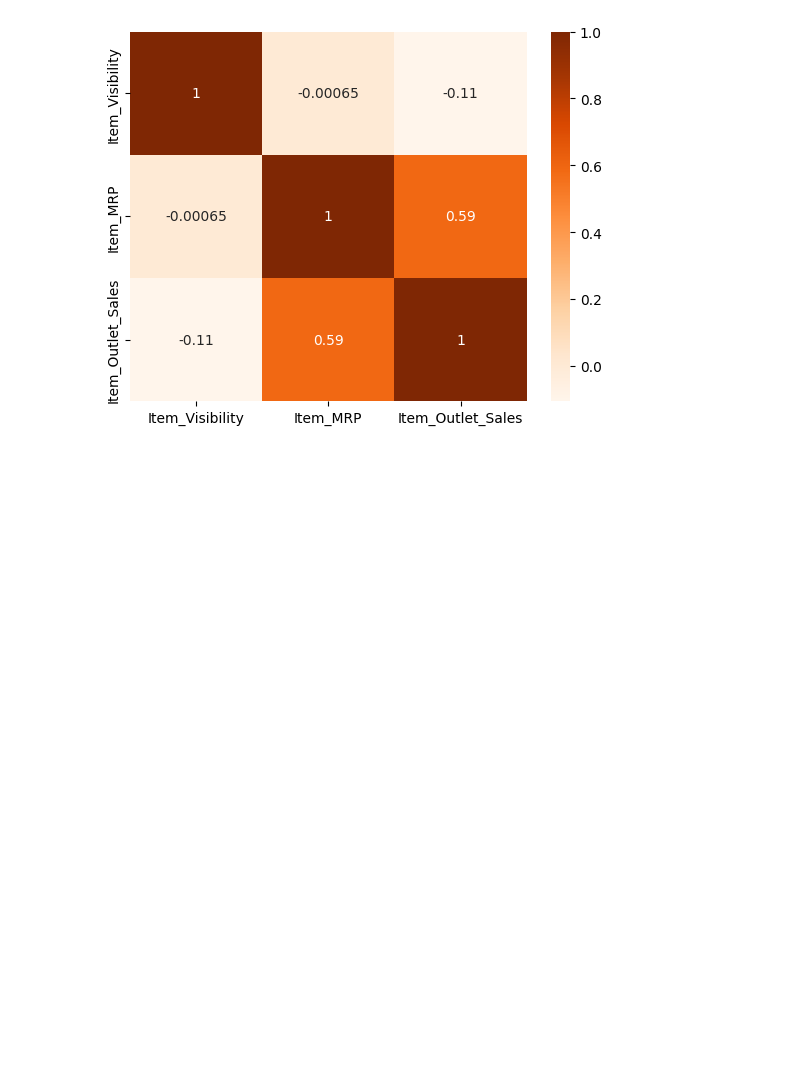
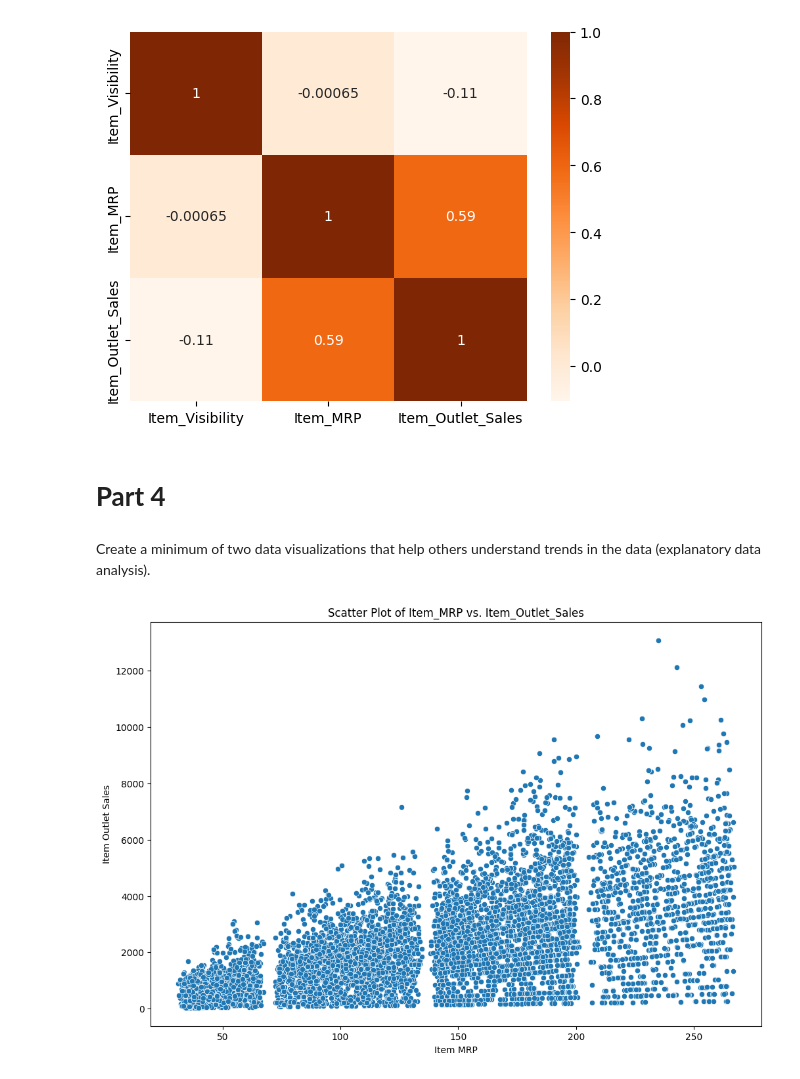
Before and after one commit to helarebah/sales-predictions, a Jupyter notebook: Sales_predictions.ipynb, the cells around one changed output. Cells and saved outputs as stored; diff of their text form; code cells hidden in the pictures; blank space fills up the shorter version.

```diff
--- a/Sales_predictions.ipynb
+++ b/Sales_predictions.ipynb
@@ -234,3 +234,16 @@ sns.heatmap(corr, cmap = 'Oranges', annot = True)
 # %% [output]
 <Axes: >
 [figure]
+# %% [markdown]
+# **Part** **4**
+# %% [markdown]
+Create a minimum of two data visualizations that help others understand trends in the data (explanatory data analysis).
+# %%
+plt.figure(figsize=(12, 8))
+sns.scatterplot(data = df, x = 'Item_MRP', y = 'Item_Outlet_Sales')
+plt.title('Scatter Plot of Item_MRP vs. Item_Outlet_Sales')
+plt.xlabel('Item MRP')
+plt.ylabel('Item Outlet Sales')
+plt.show()
+# %% [output]
+[figure, added]
```
Also changed, not shown: parts of 1 cell of this notebook.
